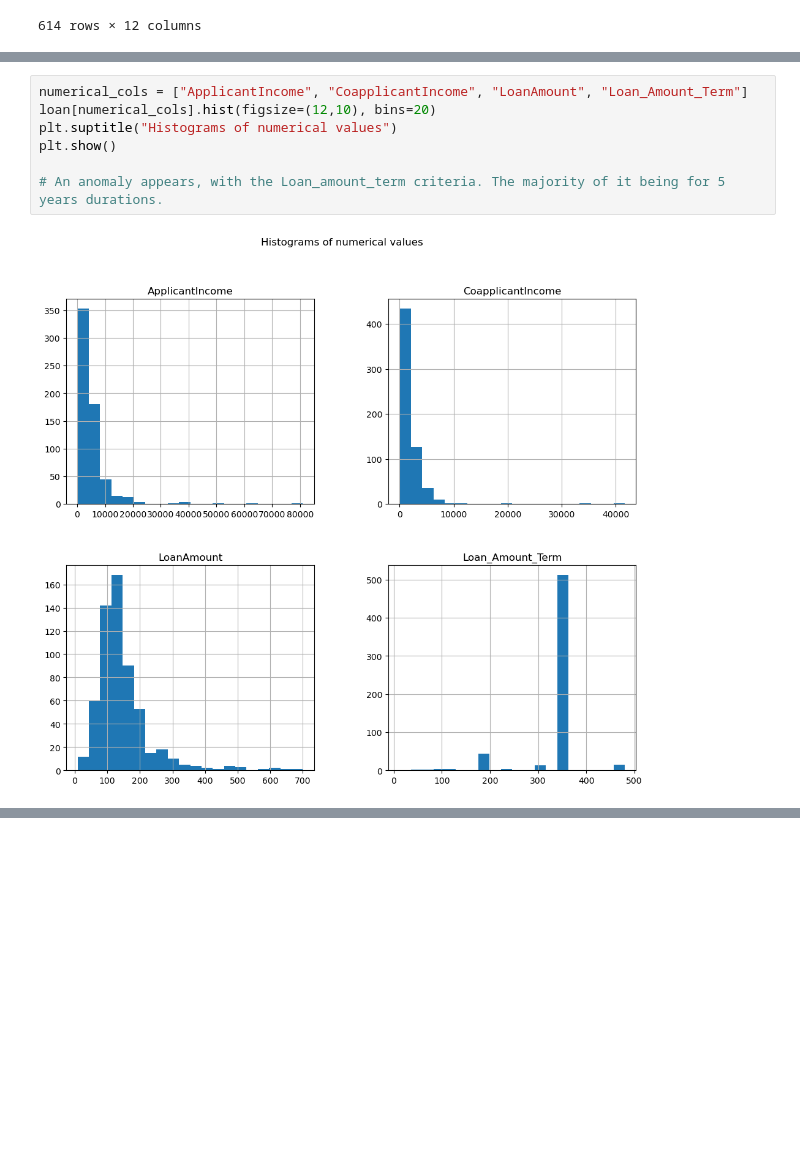
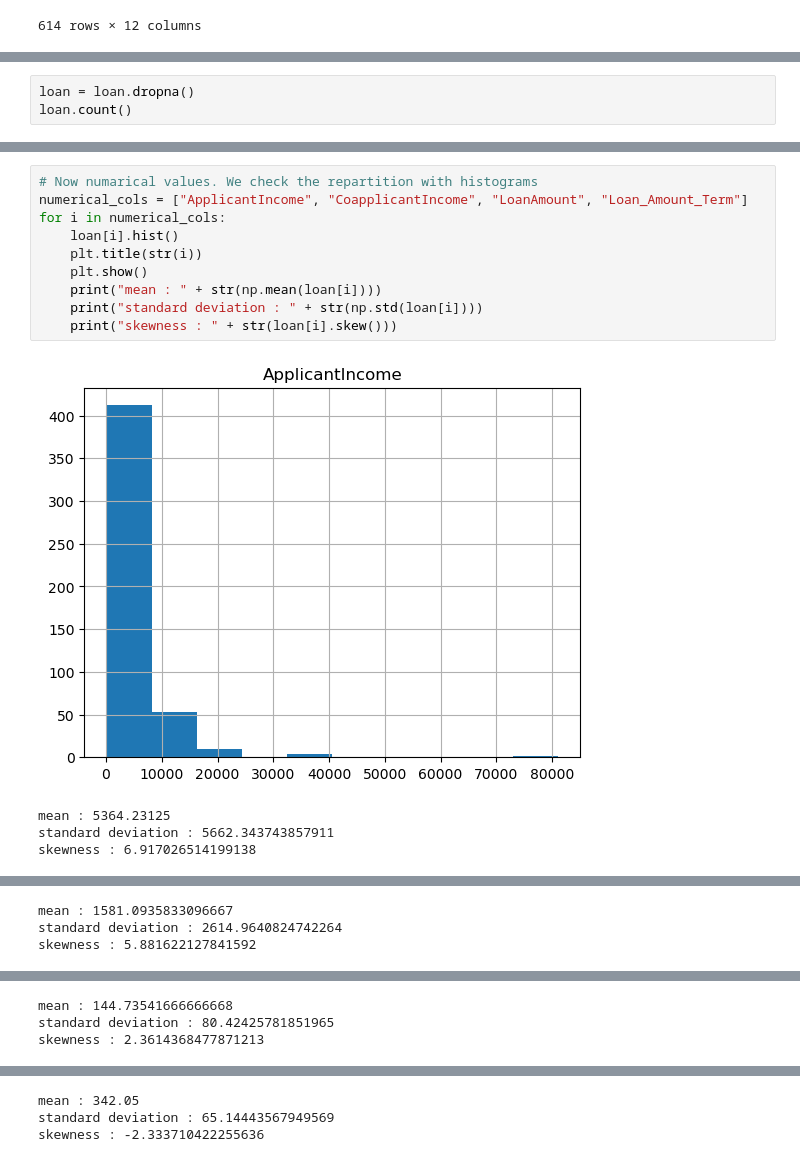
Before and after one commit to Lobbeb/Homefind_Project, a Jupyter notebook: HomeFinder-AI/Loan_analysis.ipynb, the cells around one changed output, grey strips where cells are left out. Cells and saved outputs as stored; diff of their text form; blank space fills up the shorter version.

Commit message:
loan_analysis update

```diff
--- a/HomeFinder-AI/Loan_analysis.ipynb
+++ b/HomeFinder-AI/Loan_analysis.ipynb
@@ -22,0 +68,3 @@ loan
+# %%
+loan = loan.dropna()
+loan.count()
@@ -62,11 +120,17 @@ Yes    0.140893
 Name: Self_Employed, dtype: float64
 ... (4 outputs left out)
 # %%
+# Now numarical values. We check the repartition with histograms
 numerical_cols = ["ApplicantIncome", "CoapplicantIncome", "LoanAmount", "Loan_Amount_Term"]
-loan[numerical_cols].hist(figsize=(12,10), bins=20)
-plt.suptitle("Histograms of numerical values")
-plt.show()
-
-# An anomaly appears, with the Loan_amount_term criteria. The majority of it being for 5 years durations.
+for i in numerical_cols:
+    loan[i].hist()
+    plt.title(str(i))
+    plt.show()
+    print("mean : " + str(np.mean(loan[i])))
+    print("standard deviation : " + str(np.std(loan[i])))
+    print("skewness : " + str(loan[i].skew()))
 # %% [output]
-[figure, old version]
+[figure, new version]
+mean : 5364.23125
+standard deviation : 5662.343743857911
+skewness : 6.917026514199138
@@ -72,0 +138,3 @@ plt.show()
+mean : 1581.0935833096667
+standard deviation : 2614.9640824742264
+skewness : 5.881622127841592
@@ -72,0 +142,3 @@ plt.show()
+mean : 144.73541666666668
+standard deviation : 80.42425781851965
+skewness : 2.3614368477871213
@@ -72,0 +146,3 @@ plt.show()
+mean : 342.05
+standard deviation : 65.14443567949569
+skewness : -2.333710422255636
```
Also changed, not shown: parts of 28 cells of this notebook.
